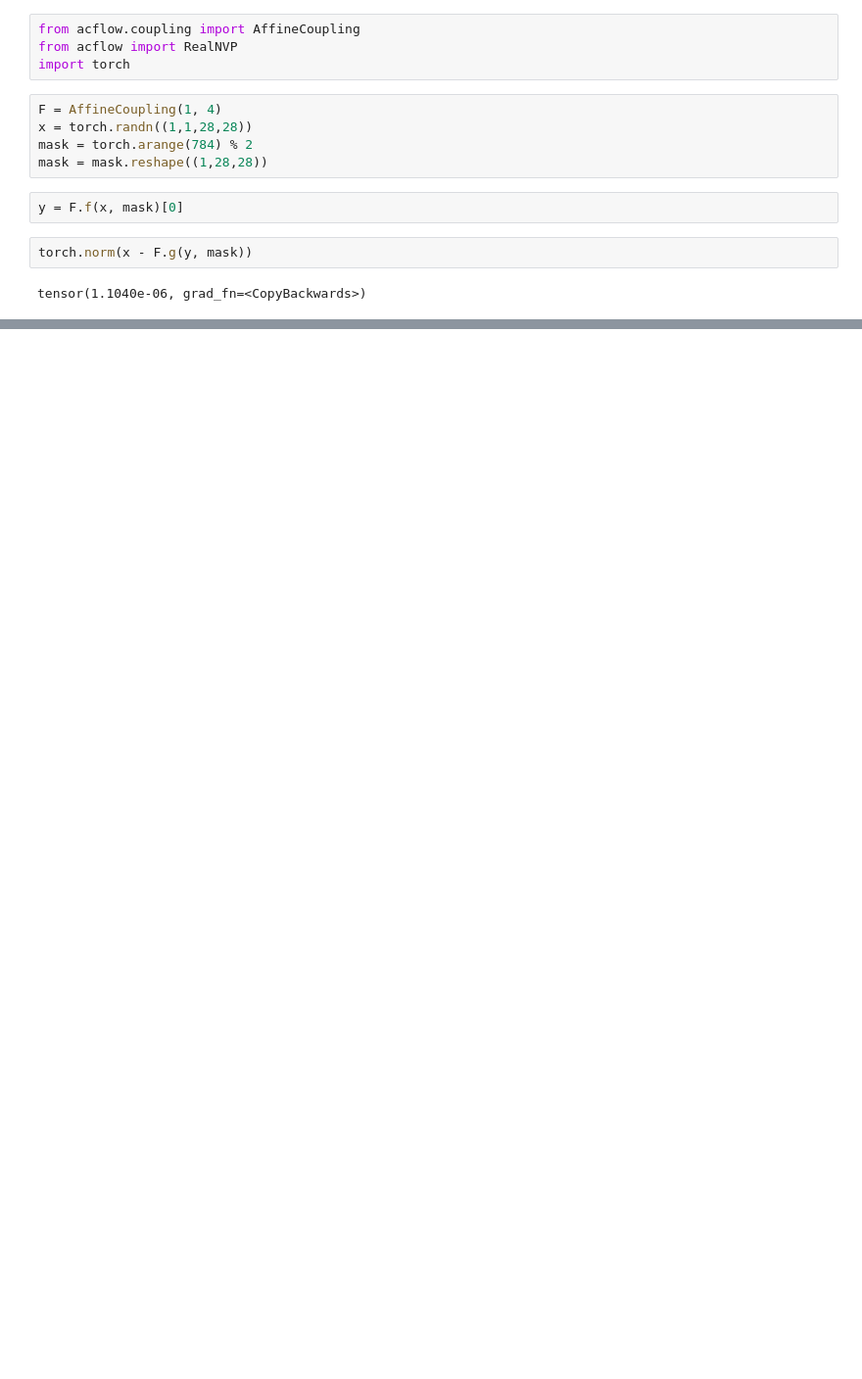
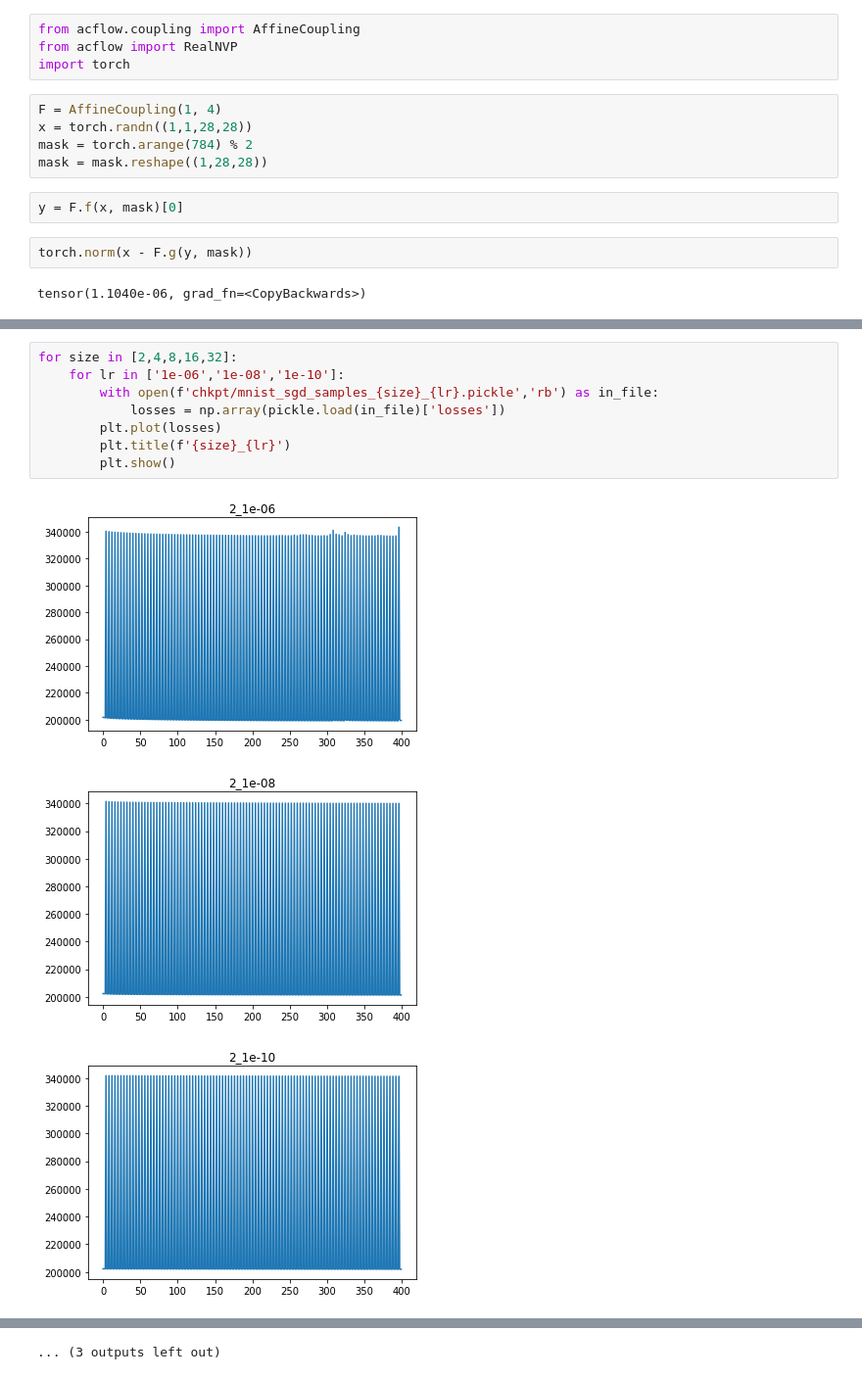
Before and after one commit to EthanMWalker/flow, a Jupyter notebook: vis.ipynb, the cells around one changed output, grey strips where cells are left out. Shown at 98% size. Drawn from its saved outputs; the diff is of its cells as text; blank space fills up the shorter version.

```diff
--- a/vis.ipynb
+++ b/vis.ipynb
@@ -66,0 +89,12 @@ for size in [1,2,4,8,16,32,64]:
+# %%
+for size in [2,4,8,16,32]:
+    for lr in ['1e-06','1e-08','1e-10']:
+        with open(f'chkpt/mnist_sgd_samples_{size}_{lr}.pickle','rb') as in_file:
+            losses = np.array(pickle.load(in_file)['losses'])
+        plt.plot(losses)
+        plt.title(f'{size}_{lr}')
+        plt.show()
+# %% [output]
+[figure, added]
+[figure, added]
+[figure, added]
@@ -66,0 +110 @@ for size in [1,2,4,8,16,32,64]:
+... (3 outputs left out)
```
Also changed, not shown: parts of 4 cells of this notebook, 4 other files.
